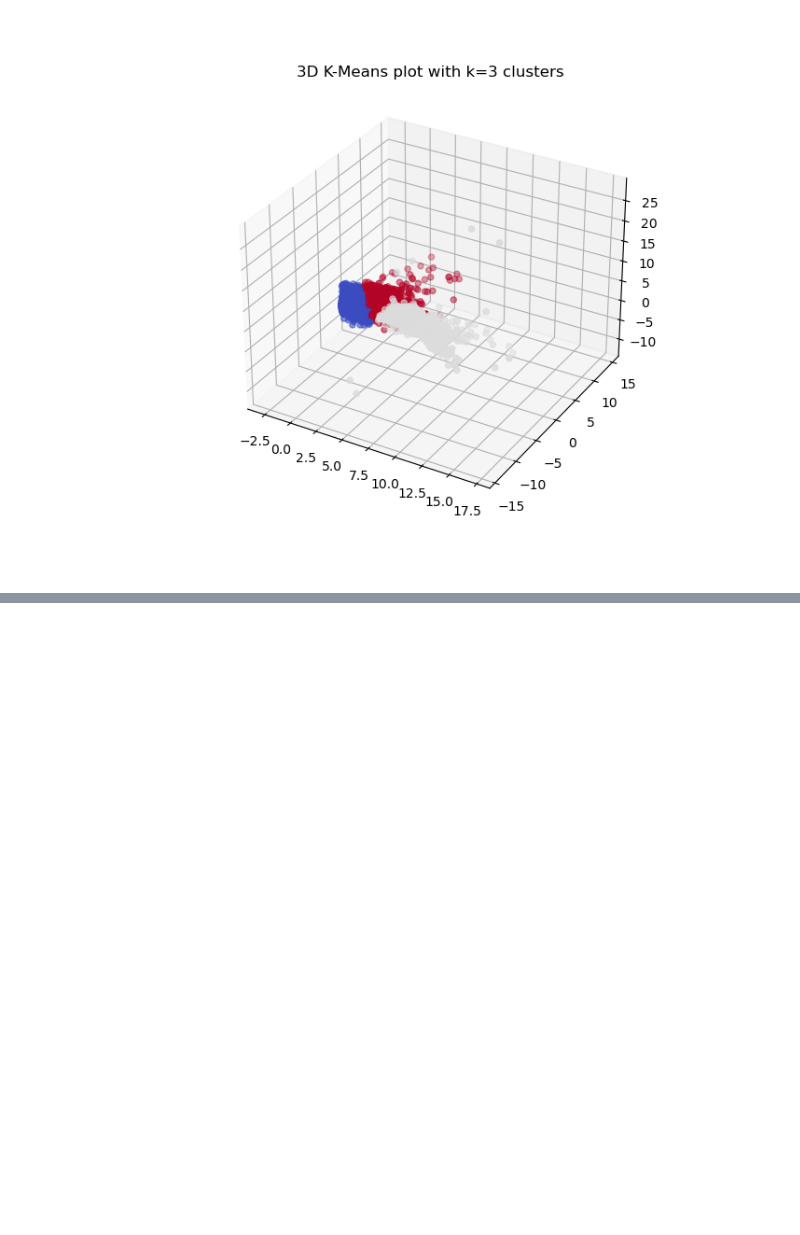
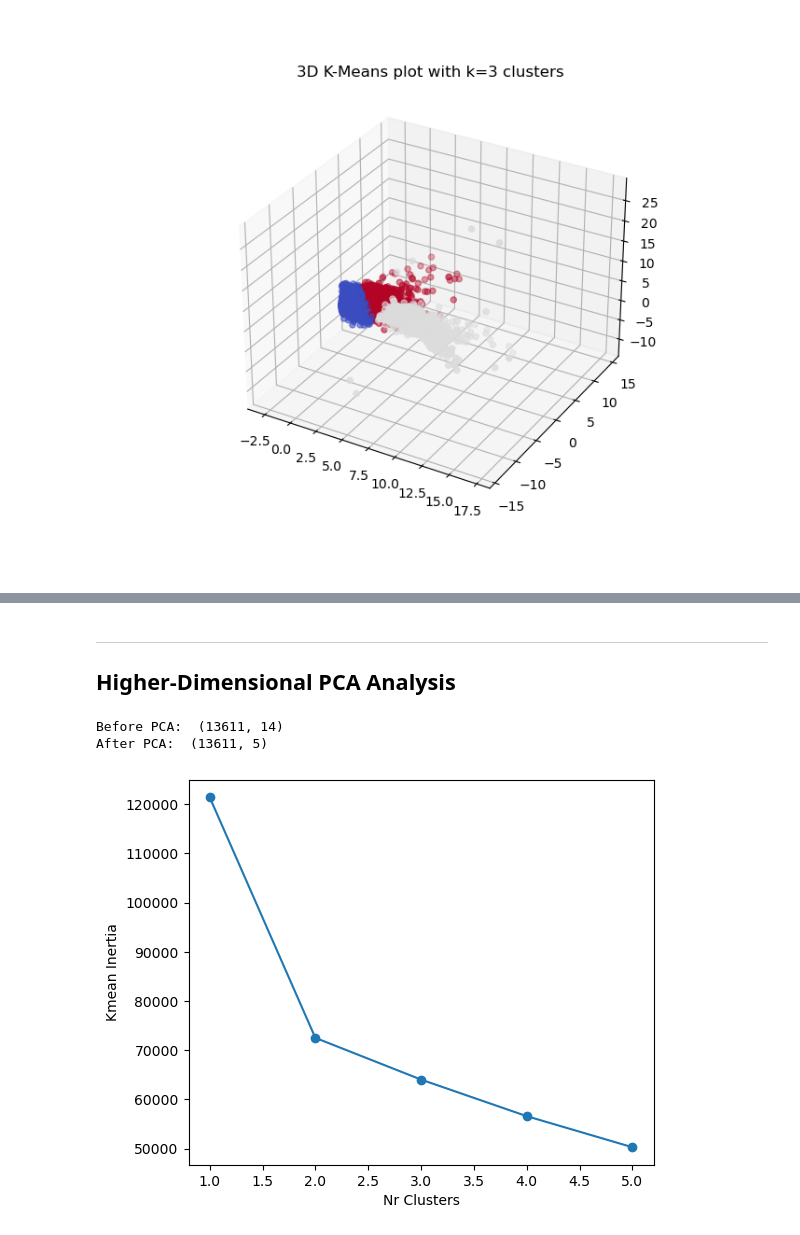
Before and after one commit to JinseiSteven/Phytoplankton-Prediction-Project, a Jupyter notebook: scripts/clustering.ipynb, the cells around one changed output, grey strips where cells are left out. Drawn from its saved outputs; the diff is of its cells as text; code cells hidden in the pictures; blank space fills up the shorter version.

```diff
--- a/scripts/clustering.ipynb
+++ b/scripts/clustering.ipynb
@@ -240,0 +275,17 @@ Text(0.5, 0.92, '3D K-Means plot with k=3 clusters')
+# %% [markdown]
+---
+## Higher-Dimensional PCA Analysis
+# %%
+PCA_component_count = 5
+
+abiotic_PCA = PCA(n_components=PCA_component_count)
+abiotic_PCA.fit(interpolated_abiotic_df[parameters_minus_ZICHT])
+low_dim_result = abiotic_PCA.transform(interpolated_abiotic_df[parameters_minus_ZICHT])
+
+print("Before PCA: ",interpolated_abiotic_df.shape , "\nAfter PCA: ", low_dim_result.shape)
+
+plot_inertia(low_dim_result, 6)
+# %% [output]
+Before PCA:  (13611, 14)
+After PCA:  (13611, 5)
+[figure, added]
```
Also changed, not shown: parts of 4 cells of this notebook.
